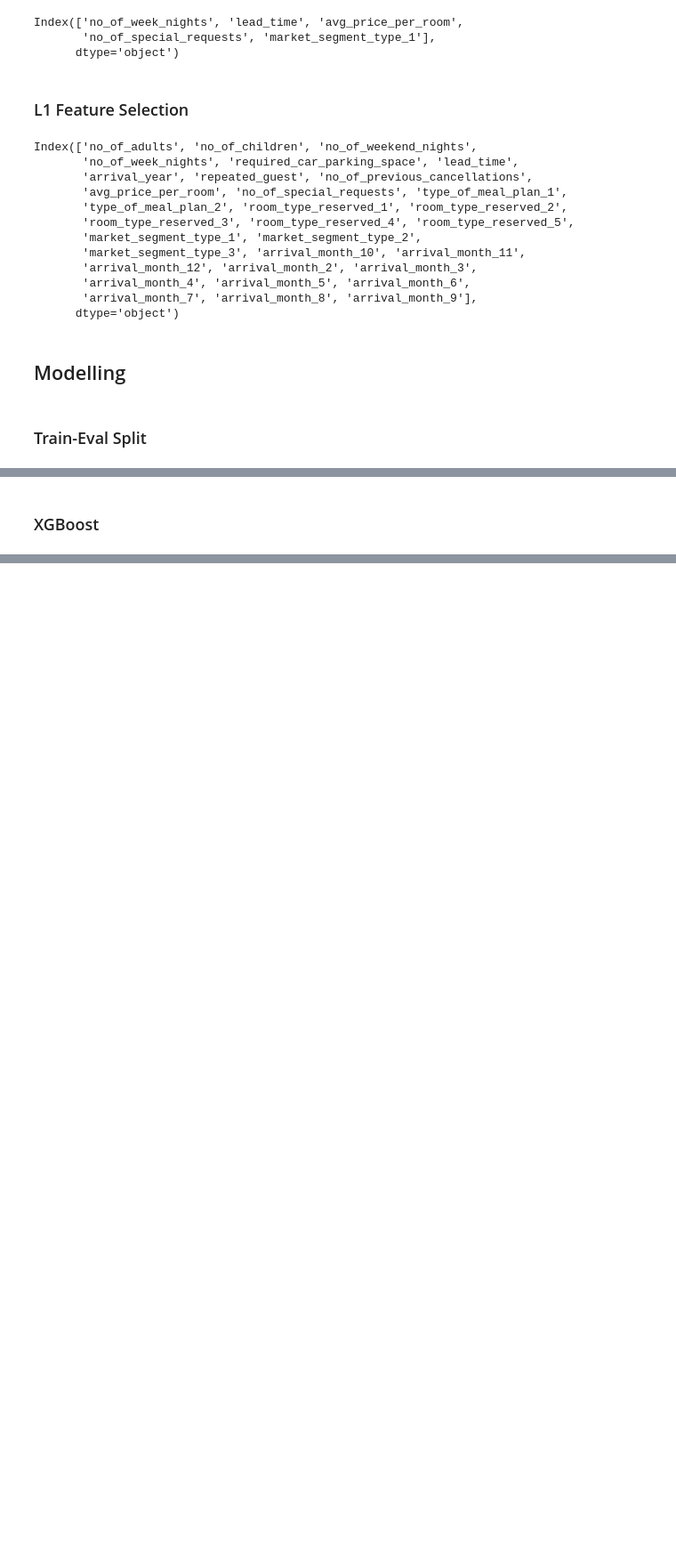
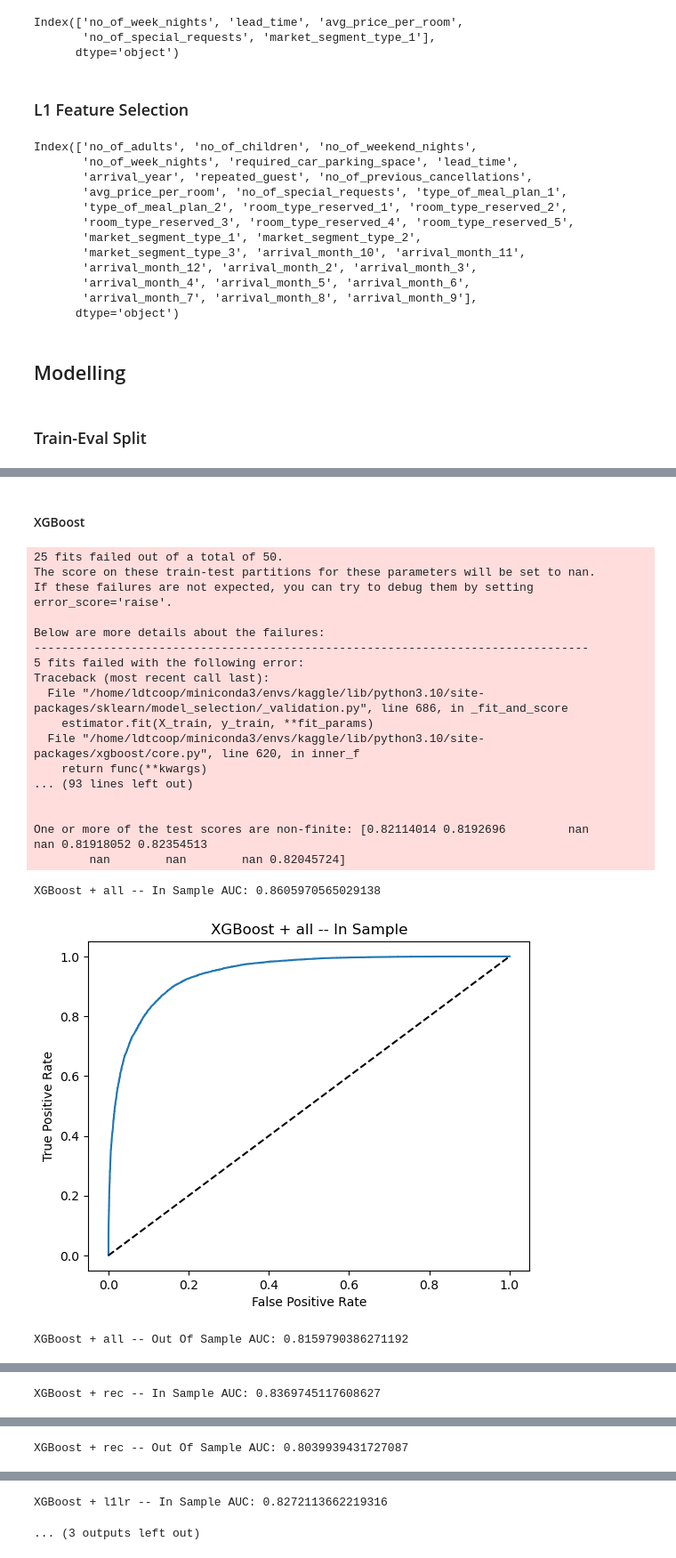
Before and after one commit to ldtcooper/kaggle-playground-s3e7, a Jupyter notebook: notebook.ipynb, the cells around one changed output, grey strips where cells are left out. Shown at 89% size. Saved outputs shown, nothing was run; the diff lists cells and outputs as text; code cells hidden in the pictures; blank space fills up the shorter version.

```diff
--- a/notebook.ipynb
+++ b/notebook.ipynb
@@ -223,6 +192,13 @@ Index(['no_of_adults', 'no_of_children', 'no_of_weekend_nights',
        'arrival_month_4', 'arrival_month_5', 'arrival_month_6',
        'arrival_month_7', 'arrival_month_8', 'arrival_month_9'],
       dtype='object')
+# %%
+# package feature sets
+feature_sets = [
+    ('all', X_train.columns),
+    ('rec', rfs_feats),
+    ('l1lr', l1lr_feats)
+]
 # %% [markdown]
 ## Modelling
 # %% [markdown]
@@ -235,2 +258,2 @@ X_train, X_eval, y_train, y_eval = train_test_split(X_train, y_train, test_size=
 # %% [markdown]
-### XGBoost
+#### XGBoost
@@ -239,0 +260,37 @@ dtrain = xgb.DMatrix(pd.concat([y_train, X_train], axis=1), label='booking_statu
+# %%
+from xgboost import XGBClassifier
+from scipy.stats import uniform, randint
+
+xgb_hp = {'eval_metric': 'auc'}
+
+xgb_hp_dist = {
+    'n_estimators': randint(20, 500),
+    'eta': uniform(0.01, 0.2),
+    'gamma': uniform(0.01, 10),
+    'max_depth': randint(2, 12),
+    'max_delta_step': uniform(0, 12),
+    'subsample': uniform(0.5, 1),
+}
+
+compare_feat_sets(feature_sets, XGBClassifier, xgb_hp, xgb_hp_dist, X_train, y_train, X_eval, y_eval, 'XGBoost')
+# %% [output]
+25 fits failed out of a total of 50.
+The score on these train-test partitions for these parameters will be set to nan.
+If these failures are not expected, you can try to debug them by setting error_score='raise'.
+
+Below are more details about the failures:
+--------------------------------------------------------------------------------
+5 fits failed with the following error:
+Traceback (most recent call last):
+  File "/home/ldtcoop/miniconda3/envs/kaggle/lib/python3.10/site-packages/sklearn/model_selection/_validation.py", line 686, in _fit_and_score
+    estimator.fit(X_train, y_train, **fit_params)
+  File "/home/ldtcoop/miniconda3/envs/kaggle/lib/python3.10/site-packages/xgboost/core.py", line 620, in inner_f
+    return func(**kwargs)
+... (93 lines left out)
+
+
+One or more of the test scores are non-finite: [0.82114014 0.8192696         nan        nan 0.81918052 0.82354513
+        nan        nan        nan 0.82045724]
+XGBoost + all -- In Sample AUC: 0.8605970565029138
+[figure, added]
+XGBoost + all -- Out Of Sample AUC: 0.8159790386271192
@@ -239,0 +315 @@ dtrain = xgb.DMatrix(pd.concat([y_train, X_train], axis=1), label='booking_statu
+XGBoost + rec -- In Sample AUC: 0.8369745117608627
@@ -239,0 +317 @@ dtrain = xgb.DMatrix(pd.concat([y_train, X_train], axis=1), label='booking_statu
+XGBoost + rec -- Out Of Sample AUC: 0.8039939431727087
@@ -239,0 +336,2 @@ dtrain = xgb.DMatrix(pd.concat([y_train, X_train], axis=1), label='booking_statu
+XGBoost + l1lr -- In Sample AUC: 0.8272113662219316
+... (3 outputs left out)
```
Also changed, not shown: parts of 8 cells of this notebook.
